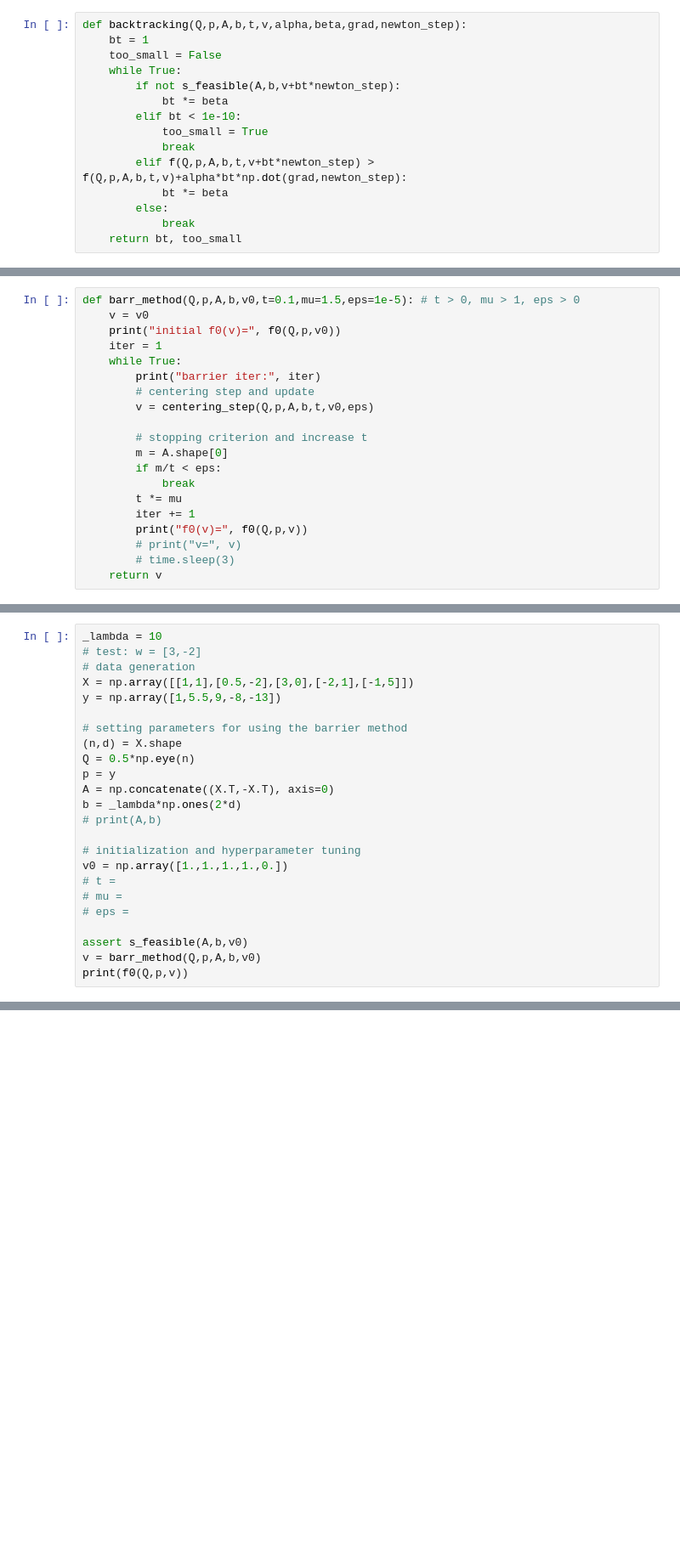
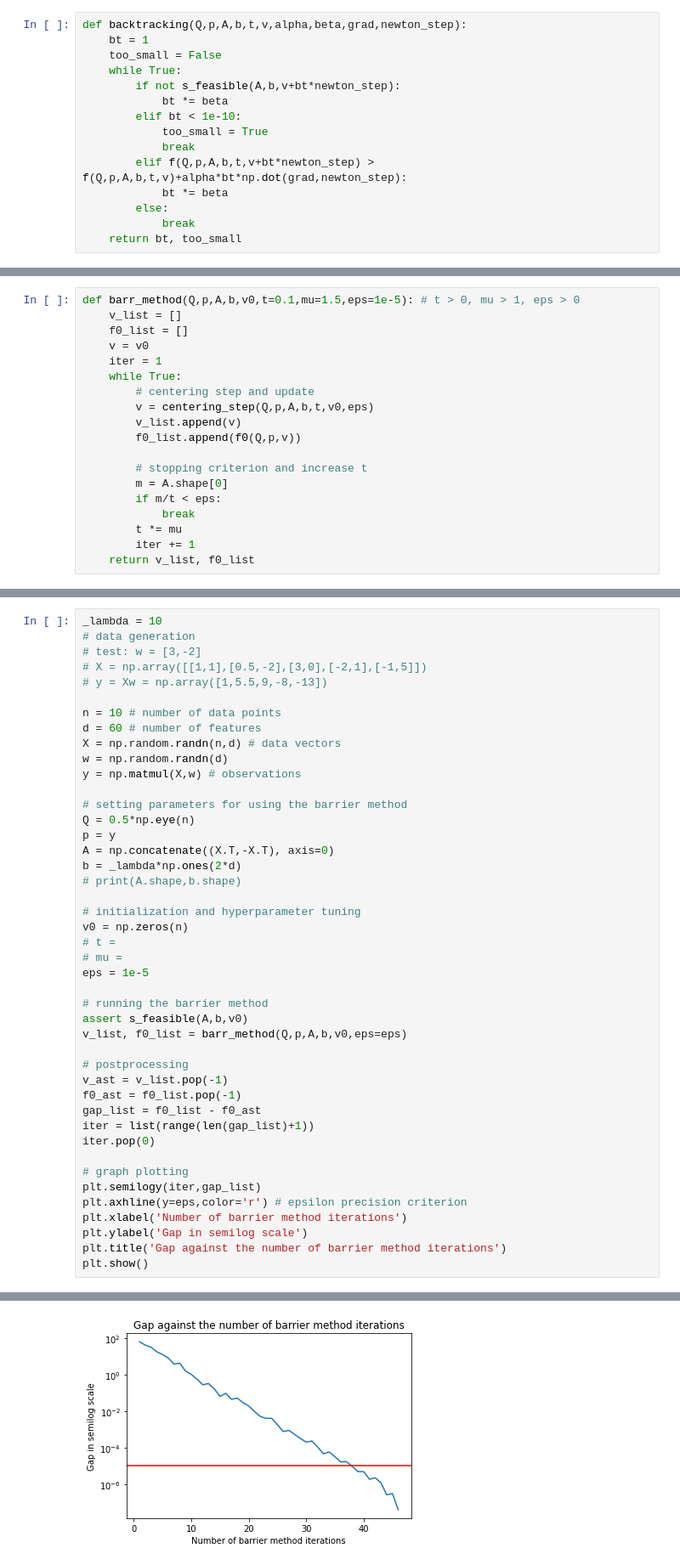
Before and after one commit to ycthomashung/MASH-CvxOpt-HW3, a Jupyter notebook: CvxOpt_HW3.ipynb, the cells around one changed output, grey strips where cells are left out. Shown: that part at 85% size. Cells and saved outputs as stored; diff of their text form; blank space fills up the shorter version.

```diff
--- a/CvxOpt_HW3.ipynb
+++ b/CvxOpt_HW3.ipynb
@@ -102,13 +103,15 @@ def centering_step(Q,p,A,b,t,v0,eps):
     return v
 # %%
 def barr_method(Q,p,A,b,v0,t=0.1,mu=1.5,eps=1e-5): # t > 0, mu > 1, eps > 0
+    v_list = []
+    f0_list = []
     v = v0
-    print("initial f0(v)=", f0(Q,p,v0))
     iter = 1
     while True:
-        print("barrier iter:", iter)
         # centering step and update
         v = centering_step(Q,p,A,b,t,v0,eps)
+        v_list.append(v)
+        f0_list.append(f0(Q,p,v))
 
         # stopping criterion and increase t
         m = A.shape[0]
@@ -116,7 +119,4 @@ def barr_method(Q,p,A,b,v0,t=0.1,mu=1.5,eps=1e-5): # t > 0, mu > 1, eps > 0
             break
         t *= mu
         iter += 1
-        print("f0(v)=", f0(Q,p,v))
-        # print("v=", v)
-        # time.sleep(3)
-    return v
+    return v_list, f0_list
@@ -125,25 +129,45 @@ def barr_method(Q,p,A,b,v0,t=0.1,mu=1.5,eps=1e-5): # t > 0, mu > 1, eps > 0
 # %%
 _lambda = 10
+# data generation
 # test: w = [3,-2]
-# data generation
-X = np.array([[1,1],[0.5,-2],[3,0],[-2,1],[-1,5]])
-y = np.array([1,5.5,9,-8,-13])
+# X = np.array([[1,1],[0.5,-2],[3,0],[-2,1],[-1,5]])
+# y = Xw = np.array([1,5.5,9,-8,-13])
+
+n = 10 # number of data points
+d = 60 # number of features
+X = np.random.randn(n,d) # data vectors
+w = np.random.randn(d)
+y = np.matmul(X,w) # observations
 
 # setting parameters for using the barrier method
-(n,d) = X.shape
 Q = 0.5*np.eye(n)
 p = y
 A = np.concatenate((X.T,-X.T), axis=0)
 b = _lambda*np.ones(2*d)
-# print(A,b)
+# print(A.shape,b.shape)
 
 # initialization and hyperparameter tuning
-v0 = np.array([1.,1.,1.,1.,0.])
+v0 = np.zeros(n)
 # t =
 # mu =
-# eps =
+eps = 1e-5
 
+# running the barrier method
 assert s_feasible(A,b,v0)
-v = barr_method(Q,p,A,b,v0)
-print(f0(Q,p,v))
+v_list, f0_list = barr_method(Q,p,A,b,v0,eps=eps)
+
+# postprocessing
+v_ast = v_list.pop(-1)
+f0_ast = f0_list.pop(-1)
+gap_list = f0_list - f0_ast
+iter = list(range(len(gap_list)+1))
+iter.pop(0)
+
+# graph plotting
+plt.semilogy(iter,gap_list)
+plt.axhline(y=eps,color='r') # epsilon precision criterion
+plt.xlabel('Number of barrier method iterations')
+plt.ylabel('Gap in semilog scale')
+plt.title('Gap against the number of barrier method iterations')
+plt.show()
 # %% [output]
@@ -166,0 +174 @@ barrier iter: 39
+[figure, added]
```
Also changed, not shown: parts of 9 cells of this notebook.
